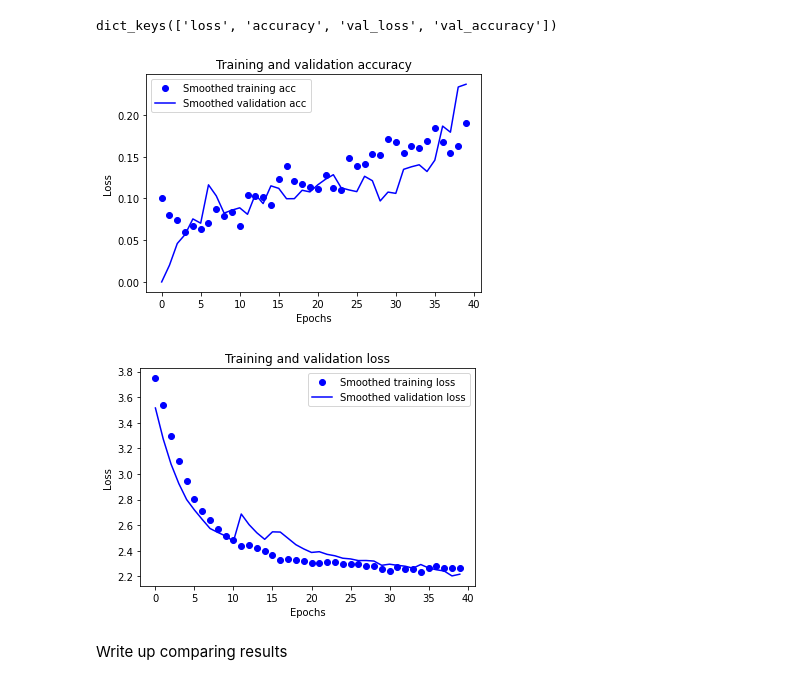
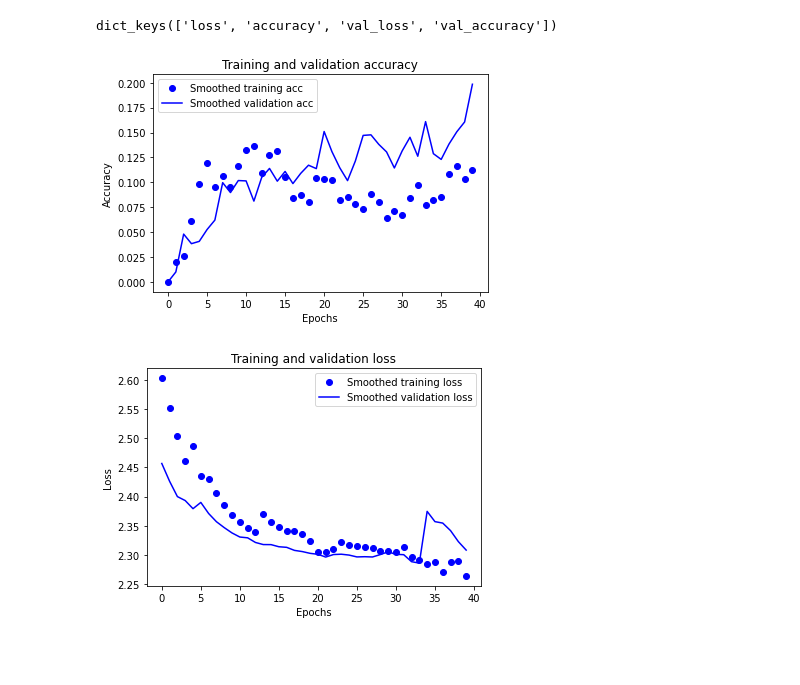
Before and after one commit to desik23/lab4-ml, a Jupyter notebook: inaturalist-lab.ipynb, the cells around one changed output. Cells and saved outputs as stored; diff of their text form; code cells hidden in the pictures; blank space fills up the shorter version.

```diff
--- a/inaturalist-lab.ipynb
+++ b/inaturalist-lab.ipynb
@@ -687,11 +694,12 @@ model.add(layers.Conv2D(64, (3, 3), activation='relu'))
 model.add(layers.MaxPooling2D((2, 2)))
 model.add(layers.Conv2D(128, (3, 3), activation='relu'))
 model.add(layers.MaxPooling2D((2, 2)))
-model.add(layers.Conv2D(128, (3, 3), activation='relu'))
+model.add(layers.Conv2D(512, (3, 3), activation='relu'))
 model.add(layers.MaxPooling2D((2, 2)))
 model.add(layers.Flatten())
 model.add(layers.Dropout(0.5))
 model.add(layers.Dense(512, activation='relu'))
+model.add(layers.Dense(32, activation='relu'))
 model.add(layers.Dense(10, activation='softmax'))
 
 model.compile(optimizer='rmsprop',
@@ -754,38 +762,36 @@ dict_keys(['loss', 'accuracy', 'val_loss', 'val_accuracy'])
 # %%
 # conv net: accuracy metric and validation in the fitting process and history plot
 acc = history.history['accuracy']
 val_acc = history.history['val_accuracy']
 loss = history.history['loss']
 val_loss = history.history['val_loss']
 
 epochs = range(len(acc))
 
 plt.plot(epochs,
          smooth_curve(acc), 'bo', label='Smoothed training acc')
 plt.plot(epochs,
          smooth_curve(val_acc), 'b', label='Smoothed validation acc')
 plt.title('Training and validation accuracy')
 plt.xlabel('Epochs')
-plt.ylabel('Loss')
+plt.ylabel('Accuracy')
 plt.legend()
 
 plt.figure()
 
 plt.plot(epochs,
          smooth_curve(loss), 'bo', label='Smoothed training loss')
 plt.plot(epochs,
          smooth_curve(val_loss), 'b', label='Smoothed validation loss')
 plt.title('Training and validation loss')
 plt.xlabel('Epochs')
 plt.ylabel('Loss')
 plt.legend()
 
 plt.show()
 # %% [output]
-[figure, old version]
+[figure, new version]
-[figure, old version]
+[figure, new version]
-# %% [markdown]
-Write up comparing results
 # %%
 test_generator = test_datagen.flow_from_directory(
         test_dir,
```
Also changed, not shown: parts of 25 cells of this notebook.
